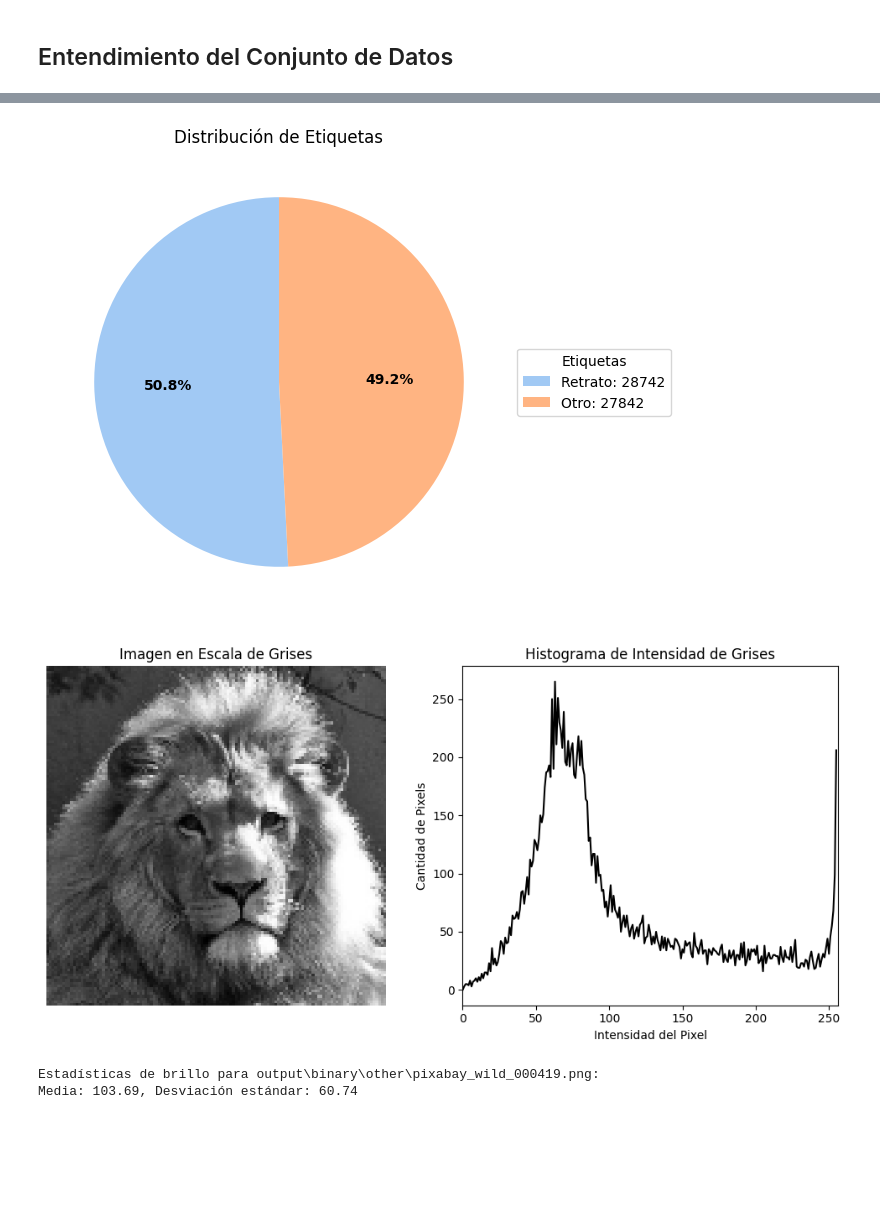
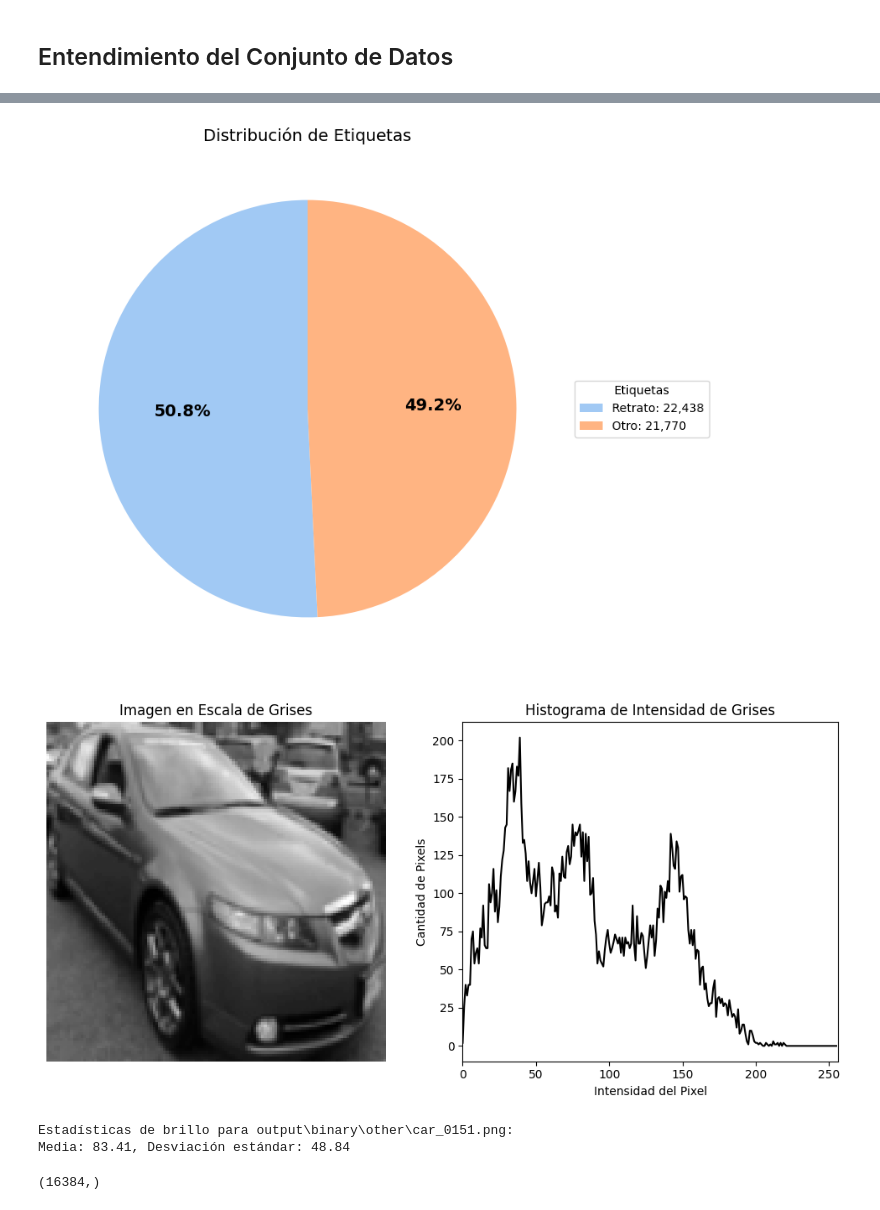
Before and after one commit to jhanvargas/comparacion-cnn-clasico-cuantico, a Jupyter notebook: python/jupyter_notebooks/exploracion_dataset.ipynb, the cells around one changed output, grey strips where cells are left out. Drawn from its saved outputs; the diff is of its cells as text; code cells hidden in the pictures; blank space fills up the shorter version.

```diff
--- a/python/jupyter_notebooks/exploracion_dataset.ipynb
+++ b/python/jupyter_notebooks/exploracion_dataset.ipynb
@@ -19,5 +22,5 @@ from python.feature_engineering.utils.exploratory import analyze_image_statistic
 # %% [markdown]
 ## Entendimiento del Conjunto de Datos
 # %%
-train_df = pd.read_csv(Path.train)
-test_df = pd.read_csv(Path.train)
+train_df = pd.read_csv(Path.train_binary)
+test_df = pd.read_csv(Path.test_binary)
@@ -55,10 +83,10 @@ show_random_image(Path.portrait)
 # %%
-plot_label_distribution(portrait_df, 'label', save_path=Path.label_distribution)
+plot_label_distribution(portrait_df, 'y:label', save_path=Path.label_distribution)
 # %% [output]
-[figure, old version]
+[figure, new version]
 # %%
-analyze_image_statistics(random.choice(portrait_df['path'].tolist()))
+analyze_image_statistics(random.choice(data['path'].tolist()))
 # %% [output]
-[figure, old version]
+[figure, new version]
-Estadísticas de brillo para output\binary\other\pixabay_wild_000419.png:
-Media: 103.69, Desviación estándar: 60.74
+Estadísticas de brillo para output\binary\other\car_0151.png:
+Media: 83.41, Desviación estándar: 48.84
@@ -64,0 +97,4 @@ Media: 103.69, Desviación estándar: 60.74
+# %%
+pixel_vectors[0].shape
+# %% [output]
+(16384,)
```
Also changed, not shown: parts of 14 cells of this notebook, 1 other file.
